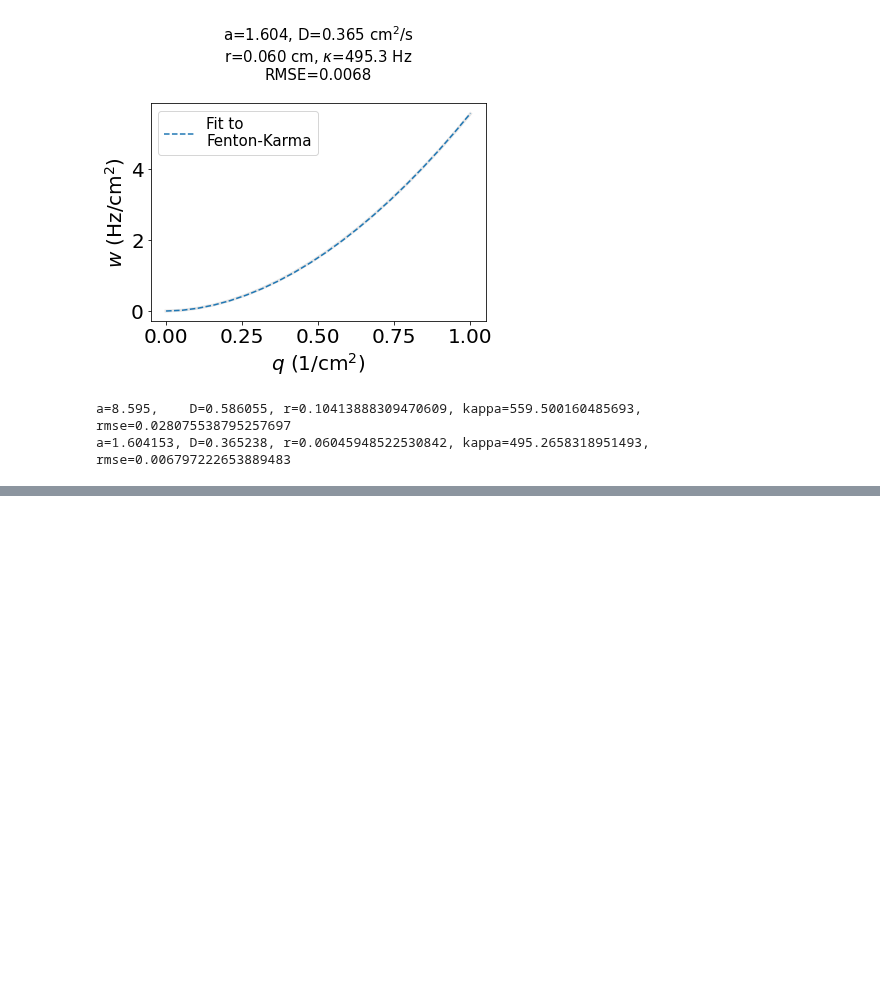
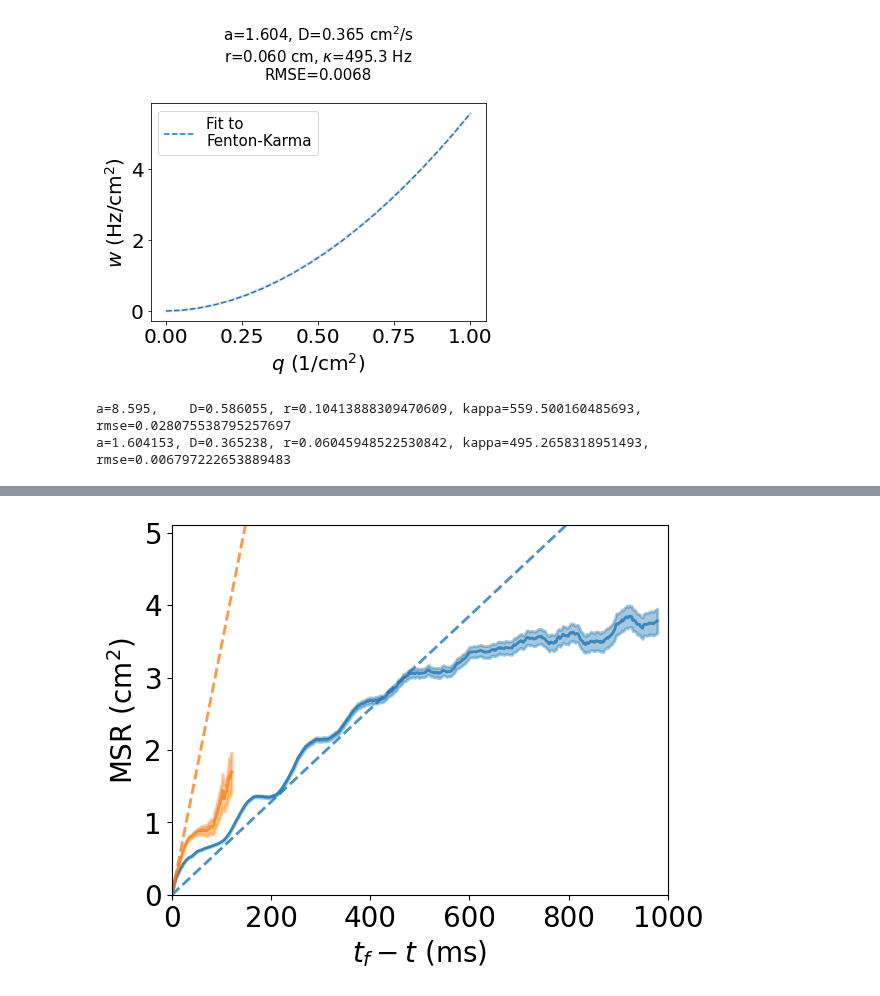
Before and after one commit to timtyree/bgmc, a Jupyter notebook: python/Generation of figure 3.ipynb, the cells around one changed output, grey strips where cells are left out. Cells and saved outputs as stored; diff of their text form; code cells hidden in the pictures; blank space fills up the shorter version.

```diff
--- a/python/Generation of figure 3.ipynb
+++ b/python/Generation of figure 3.ipynb
@@ -92,0 +222,33 @@ HINT: consider automating the retrieval of xy data
+# %%
+#plot expected
+xv=np.linspace(0,1e3,200)
+plt.plot(xv,4*a_hat_LR*1e-3*xv,'--',lw=2,alpha=0.8,c='C1')
+plt.plot(xv,4*a_hat_FK*1e-3*xv,'--',lw=2,alpha=0.8,c='C0')
+#plot data
+plt.plot(x_values_FK,y_values_FK,lw=2,alpha=0.8,c='C0')
+plt.fill_between(x_values_FK,y_values_FK-yerr_values_FK,y_values_FK+yerr_values_FK,lw=2,alpha=0.4,color='C0')
+plt.plot(x_values_LR,y_values_LR,lw=2,alpha=0.8,c='C1')
+plt.fill_between(x_values_LR,y_values_LR-yerr_values_LR,y_values_LR+yerr_values_LR,lw=2,alpha=0.4,color='C1')
+
+#this FAILS to let me change the text displayed...  i must make a triangle and a text box to make the slope's label "4a_FK"
+# #mark the slope of ^that line with slope = 4*1.6 (FK) and slope = 4*8.6 (LR)
+# x1 = 700
+# y1 = 4
+# ax=plt.gca()
+# annotation.slope_marker(origin=(x1, y1),
+#                         slope=4*1.6e-3,#(1.6,1),#1.6,
+# #                         invert=True,
+# #                         text_kwargs={'color': 'black','fontsize':16, 'alpha':0.7, "text":'4a'},
+#                         text_kwargs={'color': 'black','fontsize':16, 'alpha':0.7},
+#                         poly_kwargs={'facecolor': (0.5, 0.5, 0.5), 'alpha':0.5},#TODO: replace with purple
+#                         ax=ax)
+
+#format plot
+format_plot(ax=plt.gca(),xlabel=r'$t_f-t$ (ms)',ylabel=r'MSR (cm$^2$)')
+plt.xlim([0,1000])
+plt.ylim([0,5.1])
+# plt.ylim([0,4.1])
+
+plt.show()
+# %% [output]
+[figure, added]
```
Also changed, not shown: parts of 36 cells of this notebook, 6 other files.
